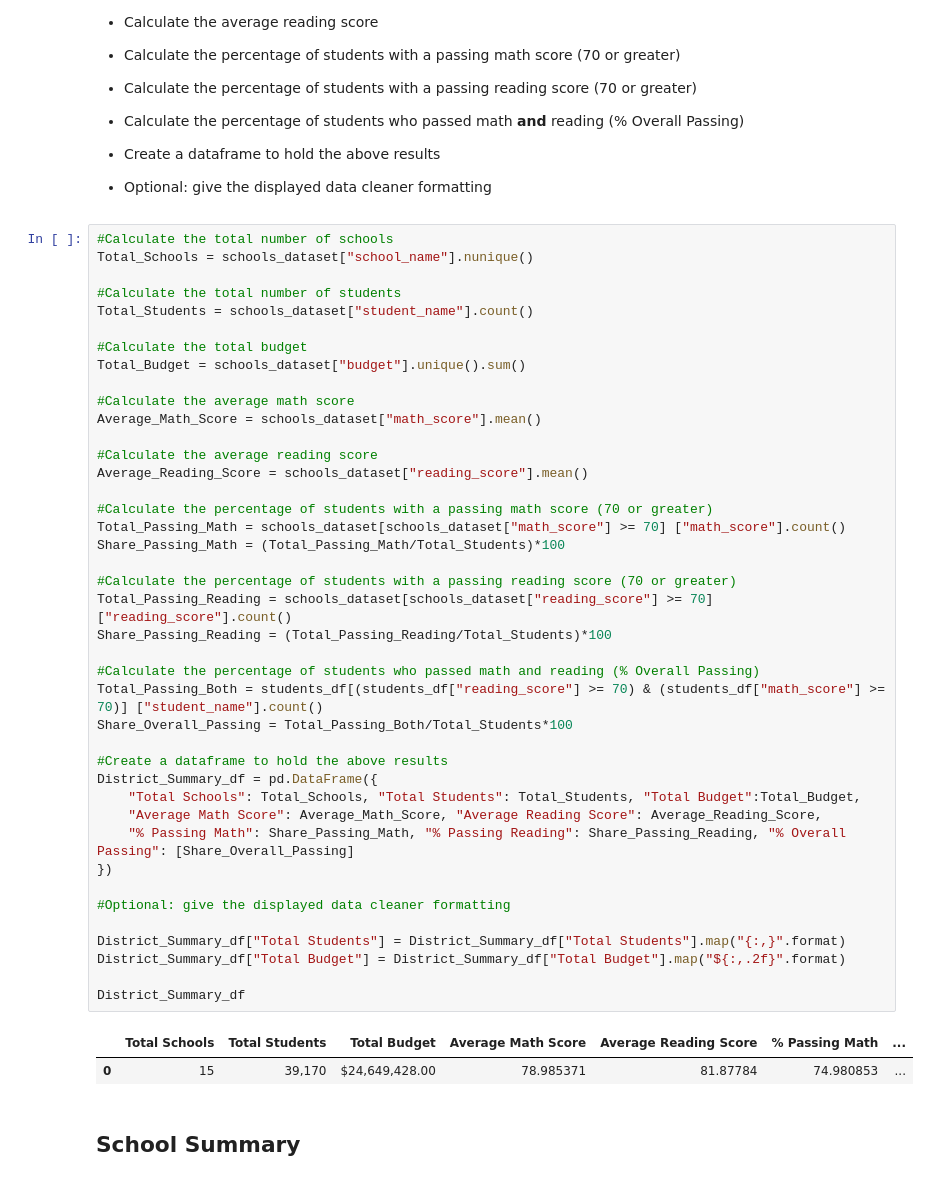
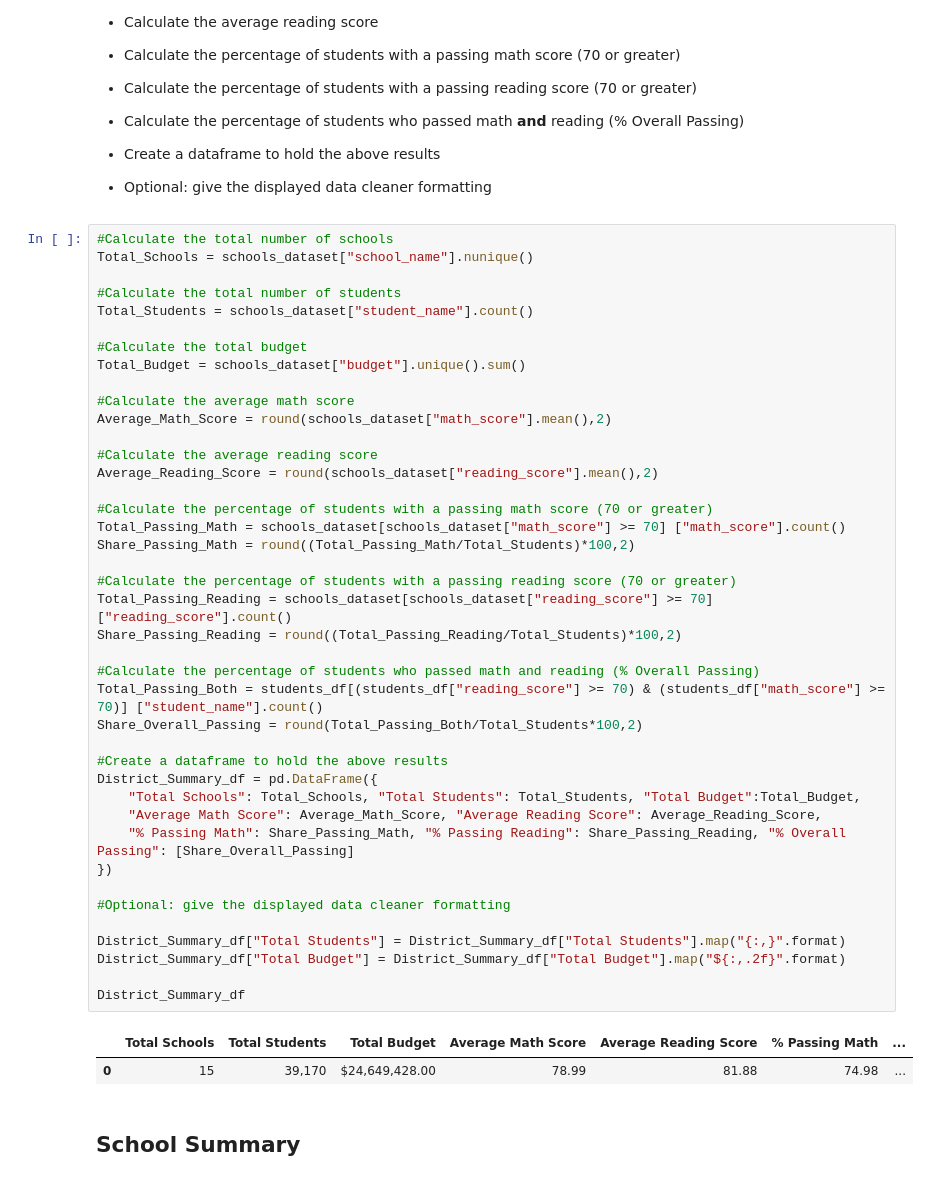
Before and after one commit to mcastl/Pandas-Challenge, a Jupyter notebook: PyCitySchools/PyCitySchools_starter.ipynb, the cells around one changed output. Saved outputs shown, nothing was run; the diff lists cells and outputs as text.

```diff
--- a/PyCitySchools/PyCitySchools_starter.ipynb
+++ b/PyCitySchools/PyCitySchools_starter.ipynb
@@ -63,39 +63,39 @@ Total_Students = schools_dataset["student_name"].count()
 Total_Budget = schools_dataset["budget"].unique().sum()
 
 #Calculate the average math score
-Average_Math_Score = schools_dataset["math_score"].mean()
+Average_Math_Score = round(schools_dataset["math_score"].mean(),2)
 
 #Calculate the average reading score
-Average_Reading_Score = schools_dataset["reading_score"].mean()
+Average_Reading_Score = round(schools_dataset["reading_score"].mean(),2)
 
 #Calculate the percentage of students with a passing math score (70 or greater)
 Total_Passing_Math = schools_dataset[schools_dataset["math_score"] >= 70] ["math_score"].count()
-Share_Passing_Math = (Total_Passing_Math/Total_Students)*100
+Share_Passing_Math = round((Total_Passing_Math/Total_Students)*100,2)
 
 #Calculate the percentage of students with a passing reading score (70 or greater)
 Total_Passing_Reading = schools_dataset[schools_dataset["reading_score"] >= 70] ["reading_score"].count()
-Share_Passing_Reading = (Total_Passing_Reading/Total_Students)*100
+Share_Passing_Reading = round((Total_Passing_Reading/Total_Students)*100,2)
 
 #Calculate the percentage of students who passed math and reading (% Overall Passing)
 Total_Passing_Both = students_df[(students_df["reading_score"] >= 70) & (students_df["math_score"] >= 70)] ["student_name"].count()
-Share_Overall_Passing = Total_Passing_Both/Total_Students*100
+Share_Overall_Passing = round(Total_Passing_Both/Total_Students*100,2)
 
 #Create a dataframe to hold the above results
 District_Summary_df = pd.DataFrame({
     "Total Schools": Total_Schools, "Total Students": Total_Students, "Total Budget":Total_Budget,
     "Average Math Score": Average_Math_Score, "Average Reading Score": Average_Reading_Score,
     "% Passing Math": Share_Passing_Math, "% Passing Reading": Share_Passing_Reading, "% Overall Passing": [Share_Overall_Passing]
 })
 
 #Optional: give the displayed data cleaner formatting
 
 District_Summary_df["Total Students"] = District_Summary_df["Total Students"].map("{:,}".format)
 District_Summary_df["Total Budget"] = District_Summary_df["Total Budget"].map("${:,.2f}".format)
 
 District_Summary_df
 # %% [output]
 |  | Total Schools | Total Students | Total Budget | Average Math Score | Average Reading Score | % Passing Math | ... |
-| 0 | 15 | 39,170 | $24,649,428.00 | 78.985371 | 81.87784 | 74.980853 | ... |
+| 0 | 15 | 39,170 | $24,649,428.00 | 78.99 | 81.88 | 74.98 | ... |
 # %% [markdown]
 ## School Summary
 # %% [markdown]
```
